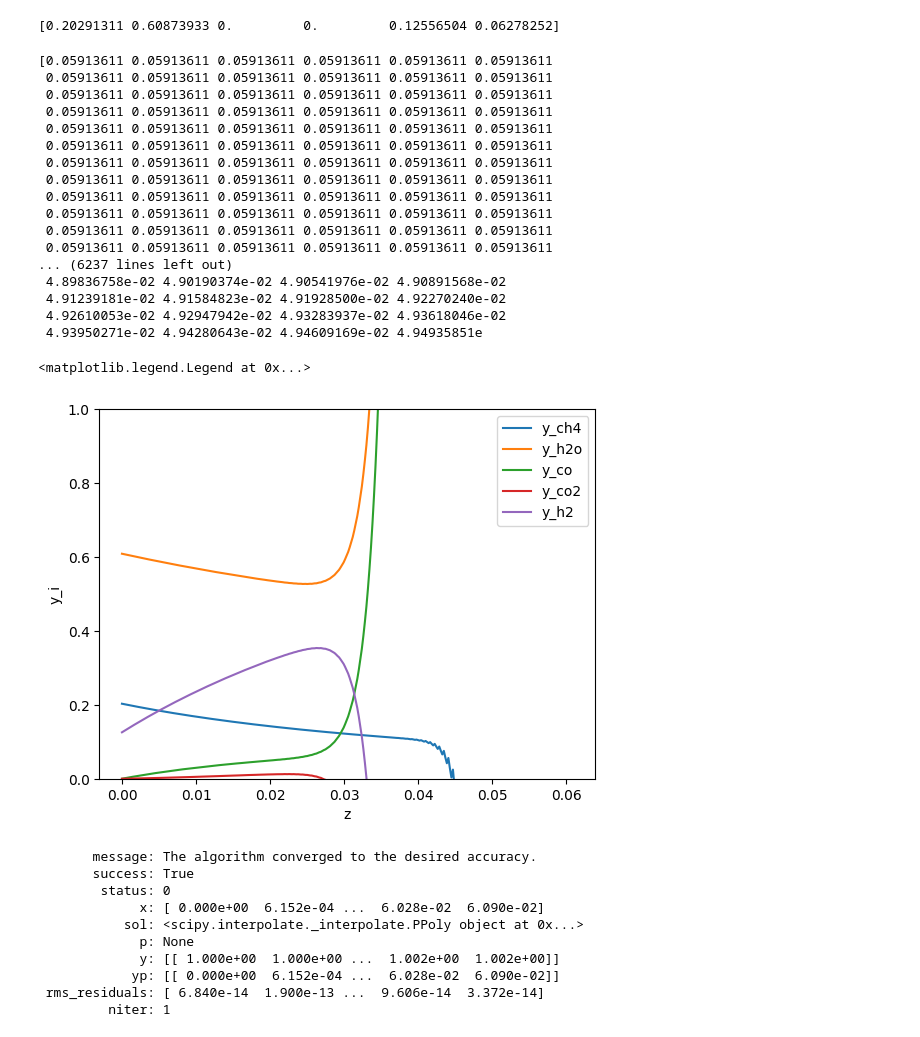
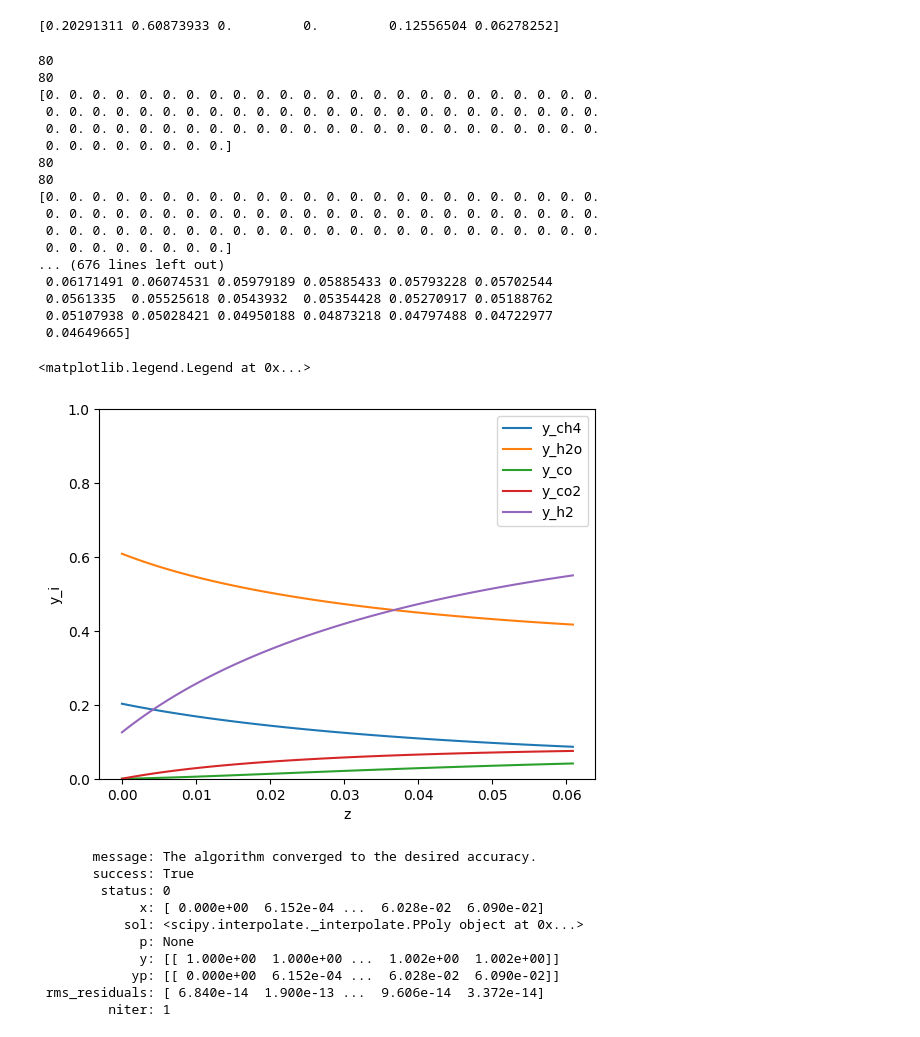
Before and after one commit to alexander-gbu/PMRModel, a Jupyter notebook: ScipyReactorSystem.ipynb, the cells around one changed output. Cells and saved outputs as stored; diff of their text form; code cells hidden in the pictures.

```diff
--- a/ScipyReactorSystem.ipynb
+++ b/ScipyReactorSystem.ipynb
@@ -45,9 +45,20 @@ Keqwgs = np.exp(4400/T - 4.036)
 #solving the ODE system first IT WOULD WORK WITH ODE SYSTEM BUT WHEN GOING TO PDE IT WOULD JUST BE A MORE SOPHISTICATED IVP SOLVER WITH DISCRITIZATION
 
 #CURRENTLY I AM IGNORING ARGON BECAUSE I WAS HAVING ERRORS
-x_num = 100
+x_num = 80
 
 x_pts = np.linspace(0,L,x_num)
+
+#initial guess array
+init_guess = np.zeros((5, x_num))
+
+# init_guess[0, :] = 0.2
+# init_guess[1, :] = 0.6
+# init_guess[2, :] = 0
+# init_guess[3, :] = 0
+# init_guess[4, :] = 0.1
+
+#what seems to me to be better guesses makes it worse
 
 def odes(x, y): #dy/dt = f(x)
     #NEED TO ADJUST THIS. THESE ARE NOT CONCENTRATIONS, THEY ARE MOL FRACTIONS
@@ -58,54 +69,55 @@ def odes(x, y): #dy/dt = f(x)
     Ch2 = y[4]
 
     v = v0*(3*y0[1] - 2*Cch4)/y0[1] # v0*(1+2X)
-    print(v)
+    print(len(v))
 
     rsmr = 2/R_outer*Ku*Asmr*np.exp(-Easmr*1000/Rgas/T)*(Cch4*Ch2o-(P**2)*Cco*(Ch2**3)/Keqsmr)/Ctot
-    rwgs = 2/R_outer*Ku*Asmr*np.exp(-Eawgs*1000/Rgas/T)*(Ch2o*Cco2-Cco*Ch2/Keqwgs)/Ctot
+    rwgs = 2/R_outer*Ku*Asmr*np.exp(-Eawgs*1000/Rgas/T)*(Ch2o*Cco-Cco2*Ch2/Keqwgs)/Ctot
     rh2r = I/(2*F*L)/Ctot #have not confirmed if this is correct
+    print(len(rsmr))
     print(rsmr)
 
     ch4 = (-rsmr)/v
     h2o = (-rsmr - rwgs)/v
     co = (rsmr - rwgs)/v
     co2 = (rwgs)/v
     h2 = (3*rsmr + rwgs + h2Removal*rh2r)/v
     return np.vstack([ch4, h2o, co, co2, h2])
 
 def bcs(yleft, yright):
     return np.array(yleft-y0[:5])
 
-soln = solve_bvp(odes, bcs, x_pts, np.zeros((5,len(x_pts)))) #look into using odeint. the ODEs are still. use the adam solver
+soln = solve_bvp(odes, bcs, x_pts, init_guess, max_nodes=200) #look into using odeint. the ODEs are still. use the adam solver
 
 plt.plot(soln.x, soln.y[0], label='y_ch4')
 plt.plot(soln.x, soln.y[1], label='y_h2o')
 plt.plot(soln.x, soln.y[2], label='y_co')
 plt.plot(soln.x, soln.y[3], label='y_co2')
 plt.plot(soln.x, soln.y[4], label='y_h2')
 plt.ylim(0, 1)
 plt.xlabel('z')
 plt.ylabel('y_i')
 plt.legend()
 # %% [output]
-[0.05913611 0.05913611 0.05913611 0.05913611 0.05913611 0.05913611
- 0.05913611 0.05913611 0.05913611 0.05913611 0.05913611 0.05913611
- 0.05913611 0.05913611 0.05913611 0.05913611 0.05913611 0.05913611
- 0.05913611 0.05913611 0.05913611 0.05913611 0.05913611 0.05913611
- 0.05913611 0.05913611 0.05913611 0.05913611 0.05913611 0.05913611
- 0.05913611 0.05913611 0.05913611 0.05913611 0.05913611 0.05913611
- 0.05913611 0.05913611 0.05913611 0.05913611 0.05913611 0.05913611
- 0.05913611 0.05913611 0.05913611 0.05913611 0.05913611 0.05913611
- 0.05913611 0.05913611 0.05913611 0.05913611 0.05913611 0.05913611
- 0.05913611 0.05913611 0.05913611 0.05913611 0.05913611 0.05913611
- 0.05913611 0.05913611 0.05913611 0.05913611 0.05913611 0.05913611
- 0.05913611 0.05913611 0.05913611 0.05913611 0.05913611 0.05913611
-... (6237 lines left out)
- 4.89836758e-02 4.90190374e-02 4.90541976e-02 4.90891568e-02
- 4.91239181e-02 4.91584823e-02 4.91928500e-02 4.92270240e-02
- 4.92610053e-02 4.92947942e-02 4.93283937e-02 4.93618046e-02
- 4.93950271e-02 4.94280643e-02 4.94609169e-02 4.94935851e
+80
+80
+[0. 0. 0. 0. 0. 0. 0. 0. 0. 0. 0. 0. 0. 0. 0. 0. 0. 0. 0. 0. 0. 0. 0. 0.
+ 0. 0. 0. 0. 0. 0. 0. 0. 0. 0. 0. 0. 0. 0. 0. 0. 0. 0. 0. 0. 0. 0. 0. 0.
+ 0. 0. 0. 0. 0. 0. 0. 0. 0. 0. 0. 0. 0. 0. 0. 0. 0. 0. 0. 0. 0. 0. 0. 0.
+ 0. 0. 0. 0. 0. 0. 0. 0.]
+80
+80
+[0. 0. 0. 0. 0. 0. 0. 0. 0. 0. 0. 0. 0. 0. 0. 0. 0. 0. 0. 0. 0. 0. 0. 0.
+ 0. 0. 0. 0. 0. 0. 0. 0. 0. 0. 0. 0. 0. 0. 0. 0. 0. 0. 0. 0. 0. 0. 0. 0.
+ 0. 0. 0. 0. 0. 0. 0. 0. 0. 0. 0. 0. 0. 0. 0. 0. 0. 0. 0. 0. 0. 0. 0. 0.
+ 0. 0. 0. 0. 0. 0. 0. 0.]
+... (676 lines left out)
+ 0.06171491 0.06074531 0.05979189 0.05885433 0.05793228 0.05702544
+ 0.0561335  0.05525618 0.0543932  0.05354428 0.05270917 0.05188762
+ 0.05107938 0.05028421 0.04950188 0.04873218 0.04797488 0.04722977
+ 0.04649665]
 <matplotlib.legend.Legend at 0x...>
-[figure, old version]
+[figure, new version]
 # %%
 #testing solve bvp
 #dydx = y
```
Also changed, not shown: parts of 1 cell of this notebook.
